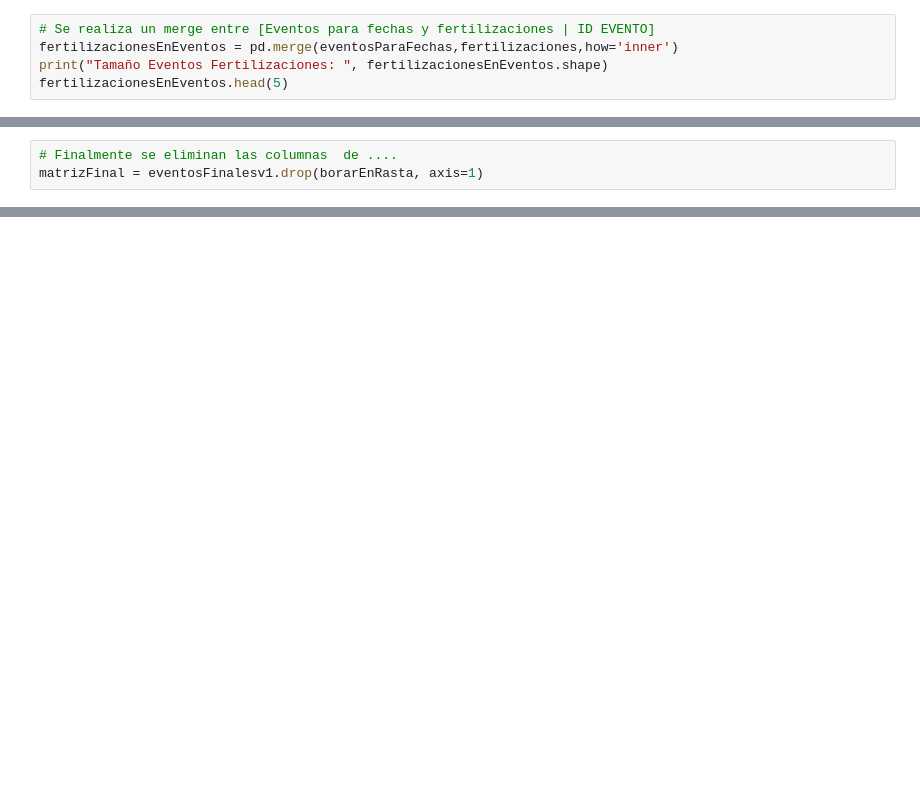
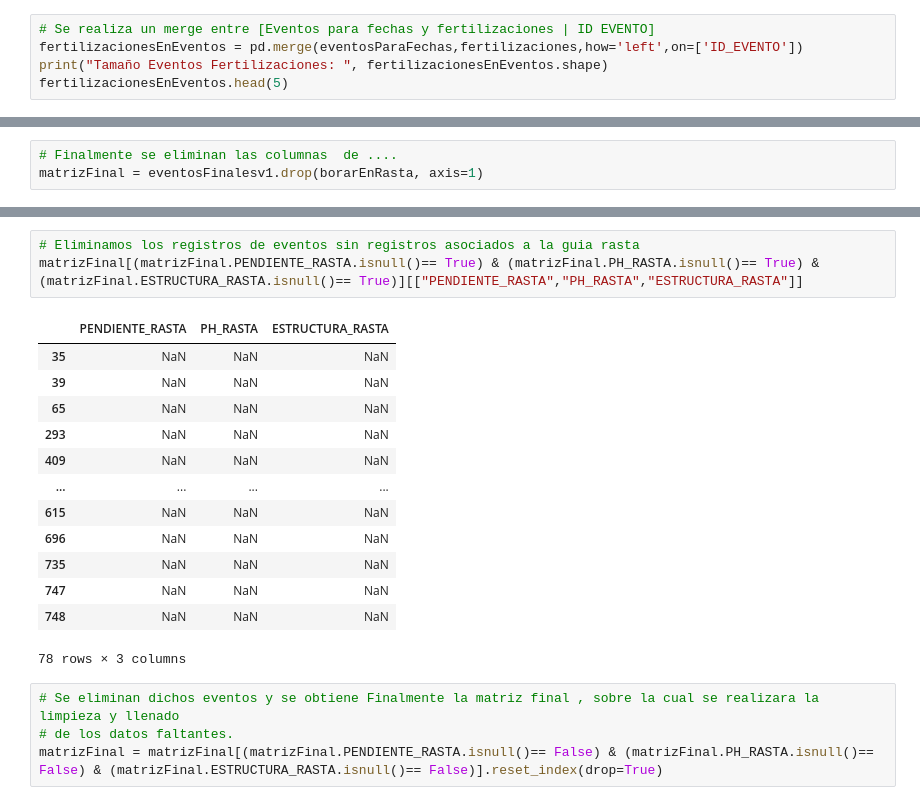
Before and after one commit to GermanMoran/TesisMaestria, a Jupyter notebook: codigos/LIMPIEZA_DATOS.ipynb, the cells around one changed output, grey strips where cells are left out. Drawn from its saved outputs; the diff is of its cells as text; blank space fills up the shorter version.

```diff
--- a/codigos/LIMPIEZA_DATOS.ipynb
+++ b/codigos/LIMPIEZA_DATOS.ipynb
@@ -1075,7 +1074,7 @@ fertilizaciones.FECHA_FERT.head(5)
 Name: FECHA_FERT, dtype: datetime64[ns]
 # %%
 # Se realiza un merge entre [Eventos para fechas y fertilizaciones | ID EVENTO]
-fertilizacionesEnEventos = pd.merge(eventosParaFechas,fertilizaciones,how='inner')
+fertilizacionesEnEventos = pd.merge(eventosParaFechas,fertilizaciones,how='left',on=['ID_EVENTO'])
 print("Tamaño Eventos Fertilizaciones: ", fertilizacionesEnEventos.shape)
 fertilizacionesEnEventos.head(5)
 # %% [output]
@@ -2251,0 +2284,21 @@ matrizFinal = eventosFinalesv1.drop(borarEnRasta, axis=1)
+# %%
+# Eliminamos los registros de eventos sin registros asociados a la guia rasta
+matrizFinal[(matrizFinal.PENDIENTE_RASTA.isnull()== True) & (matrizFinal.PH_RASTA.isnull()== True) & (matrizFinal.ESTRUCTURA_RASTA.isnull()== True)][["PENDIENTE_RASTA","PH_RASTA","ESTRUCTURA_RASTA"]]
+# %% [output]
+|  | PENDIENTE_RASTA | PH_RASTA | ESTRUCTURA_RASTA |
+| 35 | NaN | NaN | NaN |
+| 39 | NaN | NaN | NaN |
+| 65 | NaN | NaN | NaN |
+| 293 | NaN | NaN | NaN |
+| 409 | NaN | NaN | NaN |
+| ... | ... | ... | ... |
+| 615 | NaN | NaN | NaN |
+| 696 | NaN | NaN | NaN |
+| 735 | NaN | NaN | NaN |
+| 747 | NaN | NaN | NaN |
+| 748 | NaN | NaN | NaN |
+78 rows × 3 columns
+# %%
+# Se eliminan dichos eventos y se obtiene Finalmente la matriz final , sobre la cual se realizara la limpieza y llenado
+# de los datos faltantes.
+matrizFinal = matrizFinal[(matrizFinal.PENDIENTE_RASTA.isnull()== False) & (matrizFinal.PH_RASTA.isnull()== False) & (matrizFinal.ESTRUCTURA_RASTA.isnull()== False)].reset_index(drop=True)
```
Also changed, not shown: parts of 28 cells of this notebook, 10 other files.
